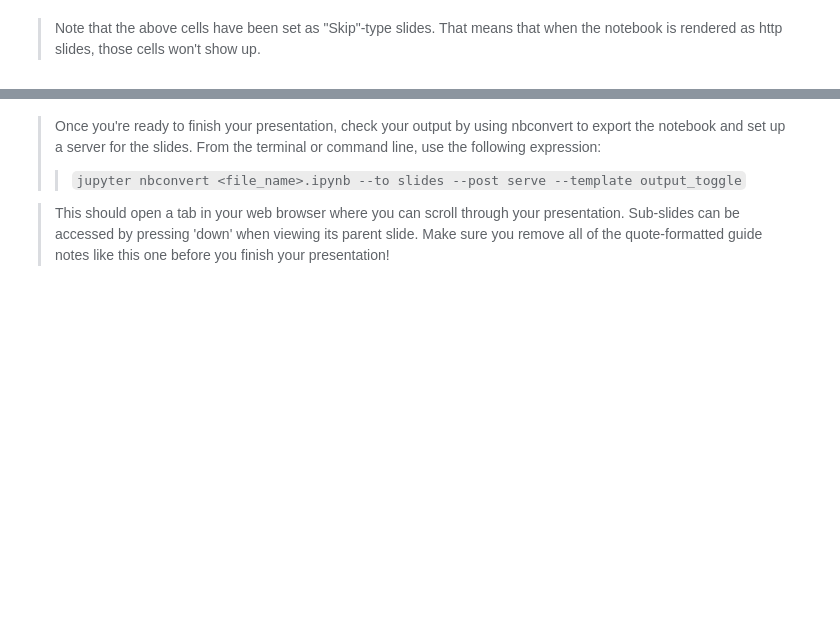
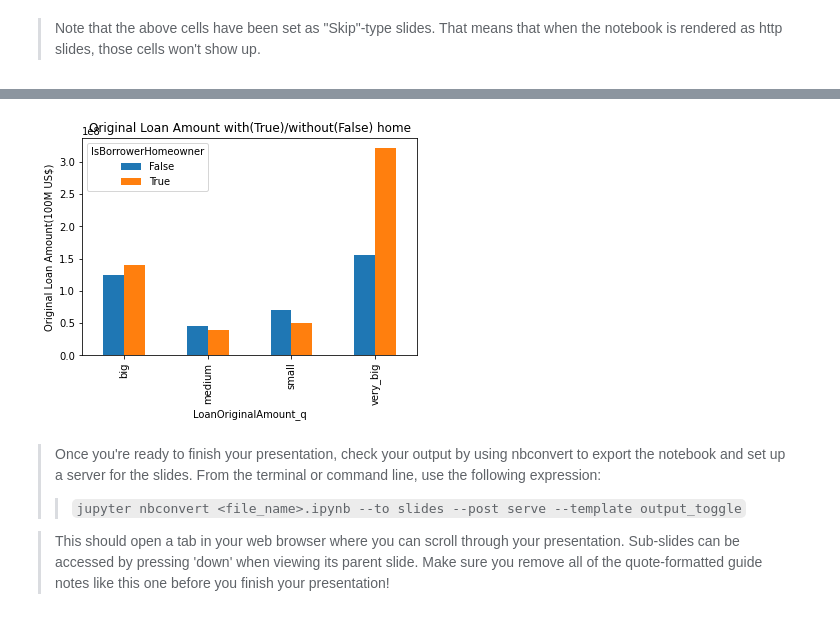
Before and after one commit to wythe0513/Prosper_Loan, a Jupyter notebook: slide_deck_template.ipynb, the cells around one changed output, grey strips where cells are left out. Saved outputs shown, nothing was run; the diff lists cells and outputs as text; code cells hidden in the pictures; blank space fills up the shorter version.

```diff
--- a/slide_deck_template.ipynb
+++ b/slide_deck_template.ipynb
@@ -41,3 +92,12 @@ but feel free to add more if you'd like!
+# %%
+# differences of loan amount with/without home
+pivot_loanamount=loan.pivot_table('LoanOriginalAmount', index='LoanOriginalAmount_q',
+                                  columns='IsBorrowerHomeowner', aggfunc='sum')
+pivot_loanamount.plot(kind='bar');
+plt.ylabel('Original Loan Amount(100M US$)');
+plt.title('Original Loan Amount with(True)/without(False) home');
+# %% [output]
+[figure, added]
 # %% [markdown]
 > Once you're ready to finish your presentation, check your output by using
 nbconvert to export the notebook and set up a server for the slides. From the
```
Also changed, not shown: parts of 13 cells of this notebook, 1 other file.
